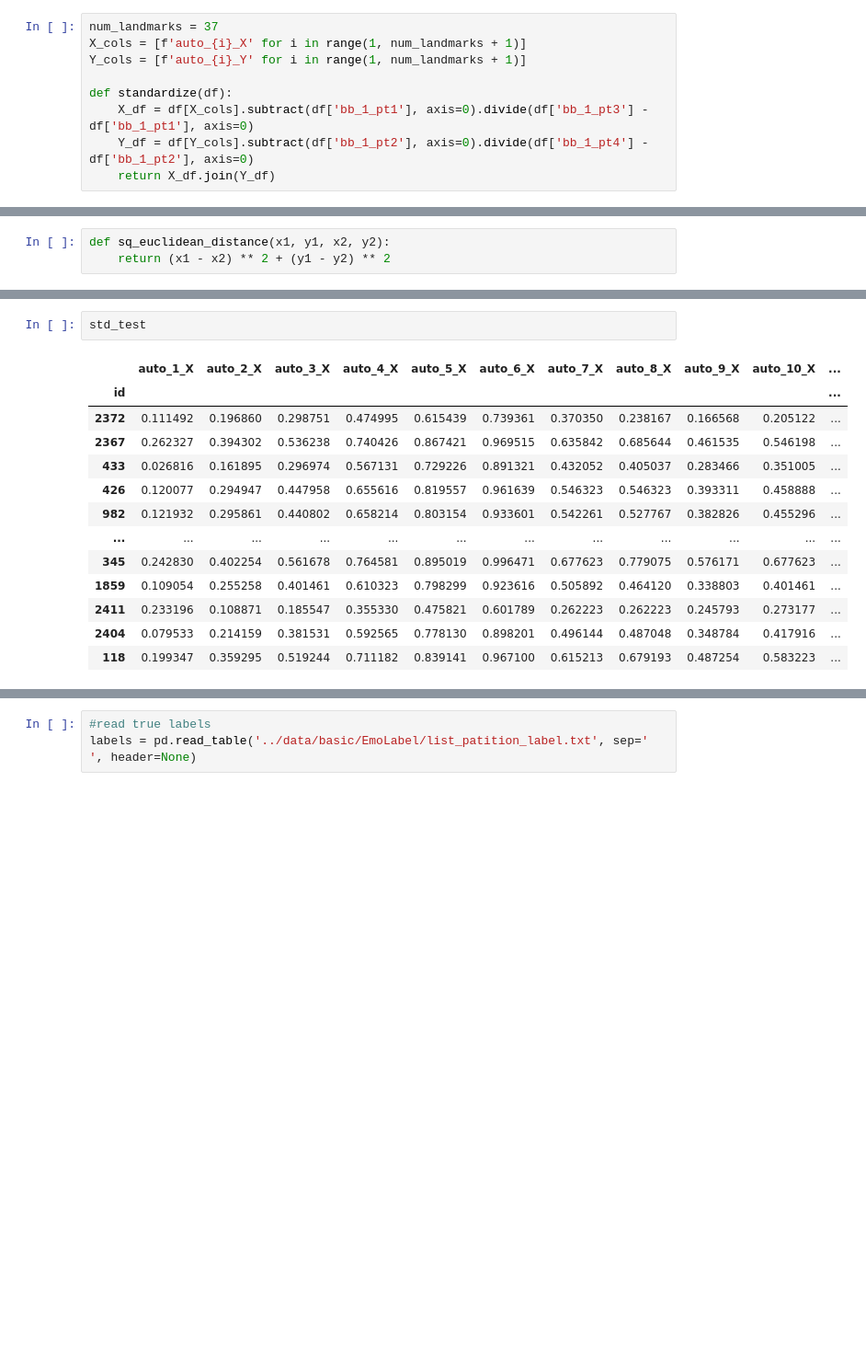
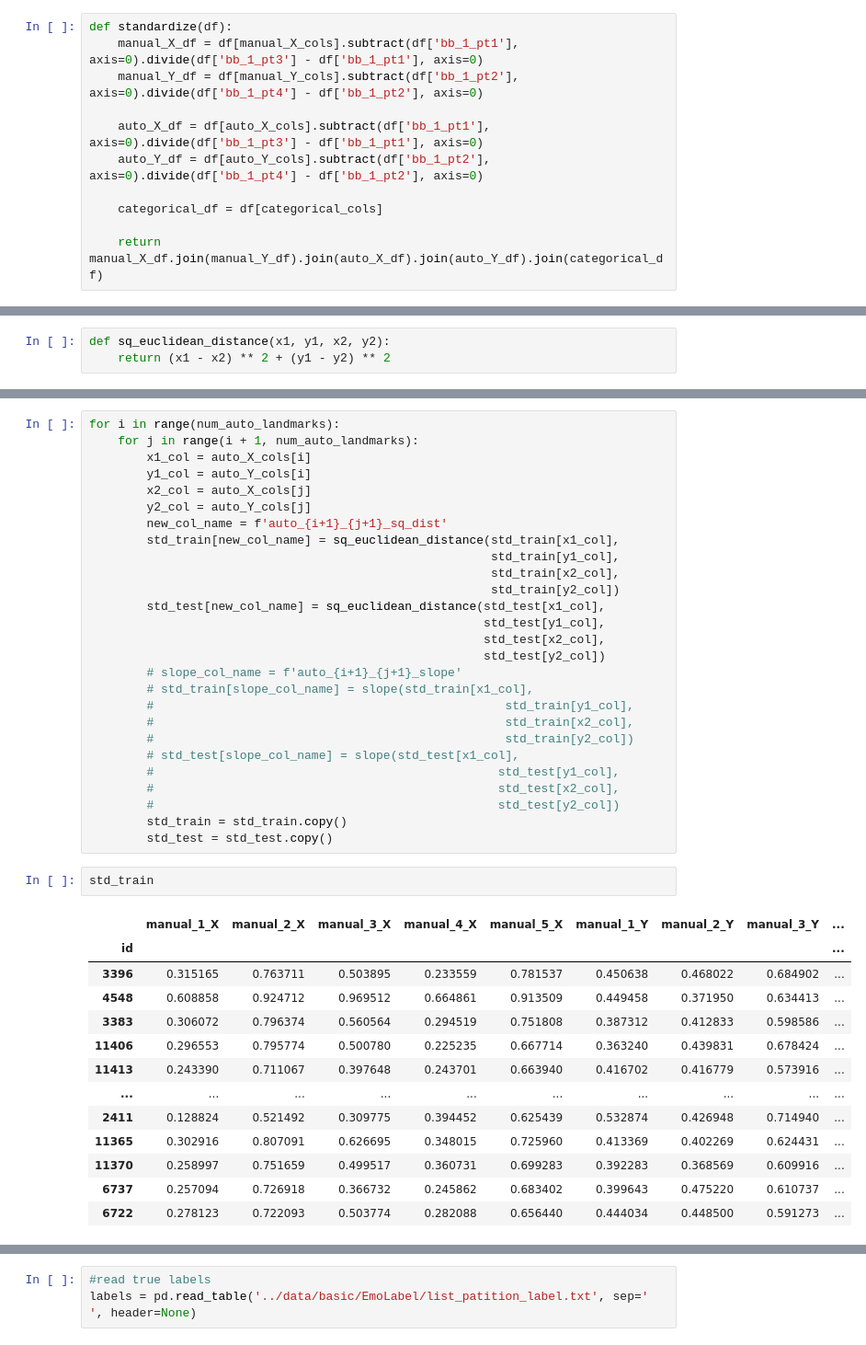
Before and after one commit to legobridge/facial-expression-recognition, a Jupyter notebook: notebooks/annotation_cleanup.ipynb, the cells around one changed output, grey strips where cells are left out. Shown at 92% size. Saved outputs shown, nothing was run; the diff lists cells and outputs as text; blank space fills up the shorter version.

```diff
--- a/notebooks/annotation_cleanup.ipynb
+++ b/notebooks/annotation_cleanup.ipynb
@@ -43,12 +57,14 @@ train_join
 # %%
-num_landmarks = 37
-X_cols = [f'auto_{i}_X' for i in range(1, num_landmarks + 1)]
-Y_cols = [f'auto_{i}_Y' for i in range(1, num_landmarks + 1)]
+def standardize(df):
+    manual_X_df = df[manual_X_cols].subtract(df['bb_1_pt1'], axis=0).divide(df['bb_1_pt3'] - df['bb_1_pt1'], axis=0)
+    manual_Y_df = df[manual_Y_cols].subtract(df['bb_1_pt2'], axis=0).divide(df['bb_1_pt4'] - df['bb_1_pt2'], axis=0)
 
-def standardize(df):
-    X_df = df[X_cols].subtract(df['bb_1_pt1'], axis=0).divide(df['bb_1_pt3'] - df['bb_1_pt1'], axis=0)
-    Y_df = df[Y_cols].subtract(df['bb_1_pt2'], axis=0).divide(df['bb_1_pt4'] - df['bb_1_pt2'], axis=0)
-    return X_df.join(Y_df)
+    auto_X_df = df[auto_X_cols].subtract(df['bb_1_pt1'], axis=0).divide(df['bb_1_pt3'] - df['bb_1_pt1'], axis=0)
+    auto_Y_df = df[auto_Y_cols].subtract(df['bb_1_pt2'], axis=0).divide(df['bb_1_pt4'] - df['bb_1_pt2'], axis=0)
+
+    categorical_df = df[categorical_cols]
+
+    return manual_X_df.join(manual_Y_df).join(auto_X_df).join(auto_Y_df).join(categorical_df)
 # %%
 std_train = standardize(train_join)
 std_test = standardize(test_join)
@@ -74,16 +122,43 @@ for i in range(num_landmarks):
+# %%
+for i in range(num_auto_landmarks):
+    for j in range(i + 1, num_auto_landmarks):
+        x1_col = auto_X_cols[i]
+        y1_col = auto_Y_cols[i]
+        x2_col = auto_X_cols[j]
+        y2_col = auto_Y_cols[j]
+        new_col_name = f'auto_{i+1}_{j+1}_sq_dist'
+        std_train[new_col_name] = sq_euclidean_distance(std_train[x1_col],
+                                                        std_train[y1_col],
+                                                        std_train[x2_col],
+                                                        std_train[y2_col])
+        std_test[new_col_name] = sq_euclidean_distance(std_test[x1_col],
+                                                       std_test[y1_col],
+                                                       std_test[x2_col],
+                                                       std_test[y2_col])
+        # slope_col_name = f'auto_{i+1}_{j+1}_slope'
+        # std_train[slope_col_name] = slope(std_train[x1_col],
+        #                                                 std_train[y1_col],
+        #                                                 std_train[x2_col],
+        #                                                 std_train[y2_col])
+        # std_test[slope_col_name] = slope(std_test[x1_col],
+        #                                                std_test[y1_col],
+        #                                                std_test[x2_col],
+        #                                                std_test[y2_col])
+        std_train = std_train.copy()
+        std_test = std_test.copy()
 # %%
-std_test
+std_train
 # %% [output]
-|  | auto_1_X | auto_2_X | auto_3_X | auto_4_X | auto_5_X | auto_6_X | auto_7_X | auto_8_X | auto_9_X | auto_10_X | ... |
-| id |  |  |  |  |  |  |  |  |  |  | ... |
-| 2372 | 0.111492 | 0.196860 | 0.298751 | 0.474995 | 0.615439 | 0.739361 | 0.370350 | 0.238167 | 0.166568 | 0.205122 | ... |
-| 2367 | 0.262327 | 0.394302 | 0.536238 | 0.740426 | 0.867421 | 0.969515 | 0.635842 | 0.685644 | 0.461535 | 0.546198 | ... |
-| 433 | 0.026816 | 0.161895 | 0.296974 | 0.567131 | 0.729226 | 0.891321 | 0.432052 | 0.405037 | 0.283466 | 0.351005 | ... |
-| 426 | 0.120077 | 0.294947 | 0.447958 | 0.655616 | 0.819557 | 0.961639 | 0.546323 | 0.546323 | 0.393311 | 0.458888 | ... |
-| 982 | 0.121932 | 0.295861 | 0.440802 | 0.658214 | 0.803154 | 0.933601 | 0.542261 | 0.527767 | 0.382826 | 0.455296 | ... |
-| ... | ... | ... | ... | ... | ... | ... | ... | ... | ... | ... | ... |
-| 345 | 0.242830 | 0.402254 | 0.561678 | 0.764581 | 0.895019 | 0.996471 | 0.677623 | 0.779075 | 0.576171 | 0.677623 | ... |
-| 1859 | 0.109054 | 0.255258 | 0.401461 | 0.610323 | 0.798299 | 0.923616 | 0.505892 | 0.464120 | 0.338803 | 0.401461 | ... |
-| 2411 | 0.233196 | 0.108871 | 0.185547 | 0.355330 | 0.475821 | 0.601789 | 0.262223 | 0.262223 | 0.245793 | 0.273177 | ... |
-| 2404 | 0.079533 | 0.214159 | 0.381531 | 0.592565 | 0.778130 | 0.898201 | 0.496144 | 0.487048 | 0.348784 | 0.417916 | ... |
-| 118 | 0.199347 | 0.359295 | 0.519244 | 0.711182 | 0.839141 | 0.967100 | 0.615213 | 0.679193 | 0.487254 | 0.583223 | ... |
+|  | manual_1_X | manual_2_X | manual_3_X | manual_4_X | manual_5_X | manual_1_Y | manual_2_Y | manual_3_Y | ... |
+| id |  |  |  |  |  |  |  |  | ... |
+| 3396 | 0.315165 | 0.763711 | 0.503895 | 0.233559 | 0.781537 | 0.450638 | 0.468022 | 0.684902 | ... |
+| 4548 | 0.608858 | 0.924712 | 0.969512 | 0.664861 | 0.913509 | 0.449458 | 0.371950 | 0.634413 | ... |
+| 3383 | 0.306072 | 0.796374 | 0.560564 | 0.294519 | 0.751808 | 0.387312 | 0.412833 | 0.598586 | ... |
+| 11406 | 0.296553 | 0.795774 | 0.500780 | 0.225235 | 0.667714 | 0.363240 | 0.439831 | 0.678424 | ... |
+| 11413 | 0.243390 | 0.711067 | 0.397648 | 0.243701 | 0.663940 | 0.416702 | 0.416779 | 0.573916 | ... |
+| ... | ... | ... | ... | ... | ... | ... | ... | ... | ... |
+| 2411 | 0.128824 | 0.521492 | 0.309775 | 0.394452 | 0.625439 | 0.532874 | 0.426948 | 0.714940 | ... |
+| 11365 | 0.302916 | 0.807091 | 0.626695 | 0.348015 | 0.725960 | 0.413369 | 0.402269 | 0.624431 | ... |
+| 11370 | 0.258997 | 0.751659 | 0.499517 | 0.360731 | 0.699283 | 0.392283 | 0.368569 | 0.609916 | ... |
+| 6737 | 0.257094 | 0.726918 | 0.366732 | 0.245862 | 0.683402 | 0.399643 | 0.475220 | 0.610737 | ... |
+| 6722 | 0.278123 | 0.722093 | 0.503774 | 0.282088 | 0.656440 | 0.444034 | 0.448500 | 0.591273 | ... |
```
Also changed, not shown: parts of 21 cells of this notebook, 1 other file.
